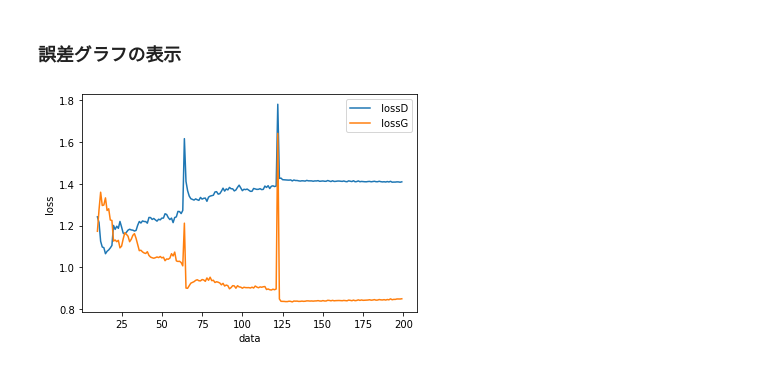
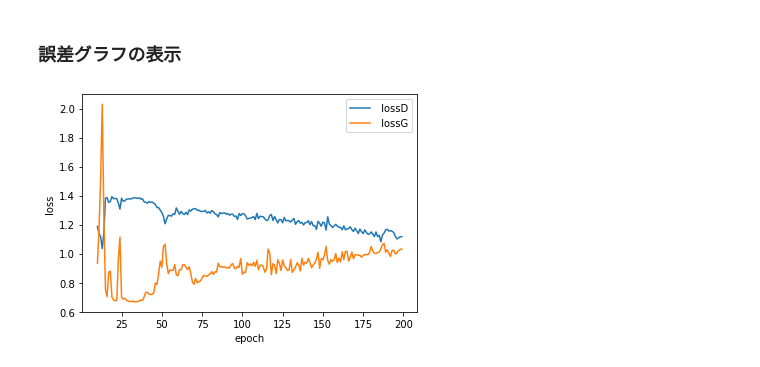
Before and after one commit to fuurin/midinet-followup, a Jupyter notebook: midinet2_learning.ipynb, the cells around one changed output. Cells and saved outputs as stored; diff of their text form; code cells hidden in the pictures.

```diff
--- a/midinet2_learning.ipynb
+++ b/midinet2_learning.ipynb
@@ -244,8 +246,8 @@ class Discriminator(nn.Module):
 
         return h4_sigmoid, h4, fm
 # %%
-version = 'midinet2'
-input_data_path = os.path.join(base_dir, "midinet2.pkl")
+version = 'midinet2_dense'
+input_data_path = os.path.join(base_dir, "midinet2_dense.pkl")
 # %%
 save_dir = os.path.join(output_dir, version)
 
@@ -447,18 +467,18 @@ ax.imshow(img)
 # %%
 burn_in = 10
 
 lossD_print = np.load(os.path.join(save_dir, 'lossD_list.npy'))[burn_in:]
 lossG_print = np.load(os.path.join(save_dir, 'lossG_list.npy'))[burn_in:]
 
 length = lossG_print.shape[0]
 x = np.asarray(np.linspace(burn_in, burn_in + length-1, length))
 plt.figure()
 plt.plot(x, lossD_print,label=' lossD', linewidth=1.5)
 plt.plot(x, lossG_print,label=' lossG', linewidth=1.5)
 plt.legend(loc='upper right')
-plt.xlabel('data')
+plt.xlabel('epoch')
 plt.ylabel('loss')
 plt.savefig(os.path.join(save_dir, f'loss_graph_lr={lr}_epoch={epochs}.png'))
 plt.show()
 # %% [output]
-[figure, old version]
+[figure, new version]
```
Also changed, not shown: parts of 11 cells of this notebook, 5 other files.
